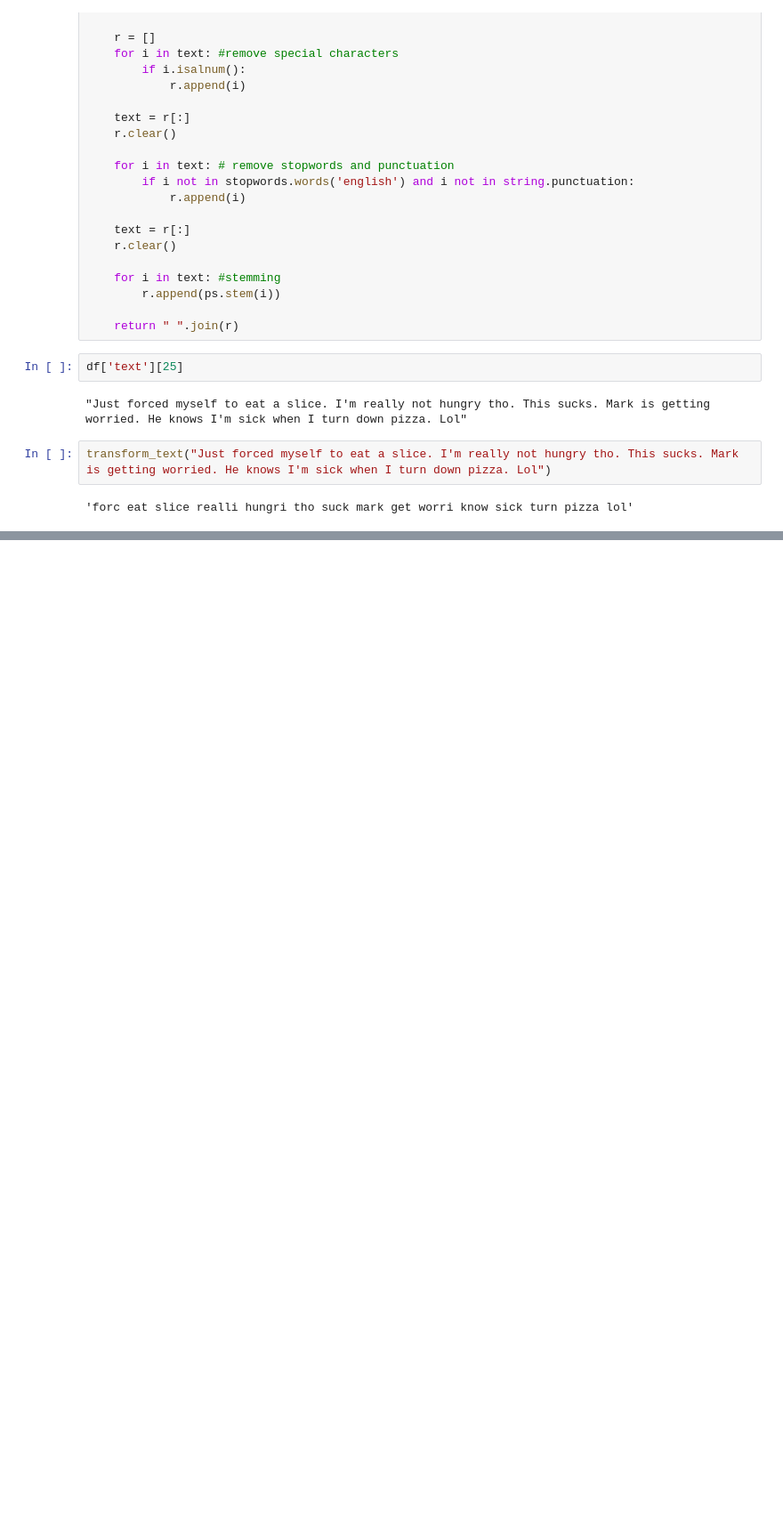
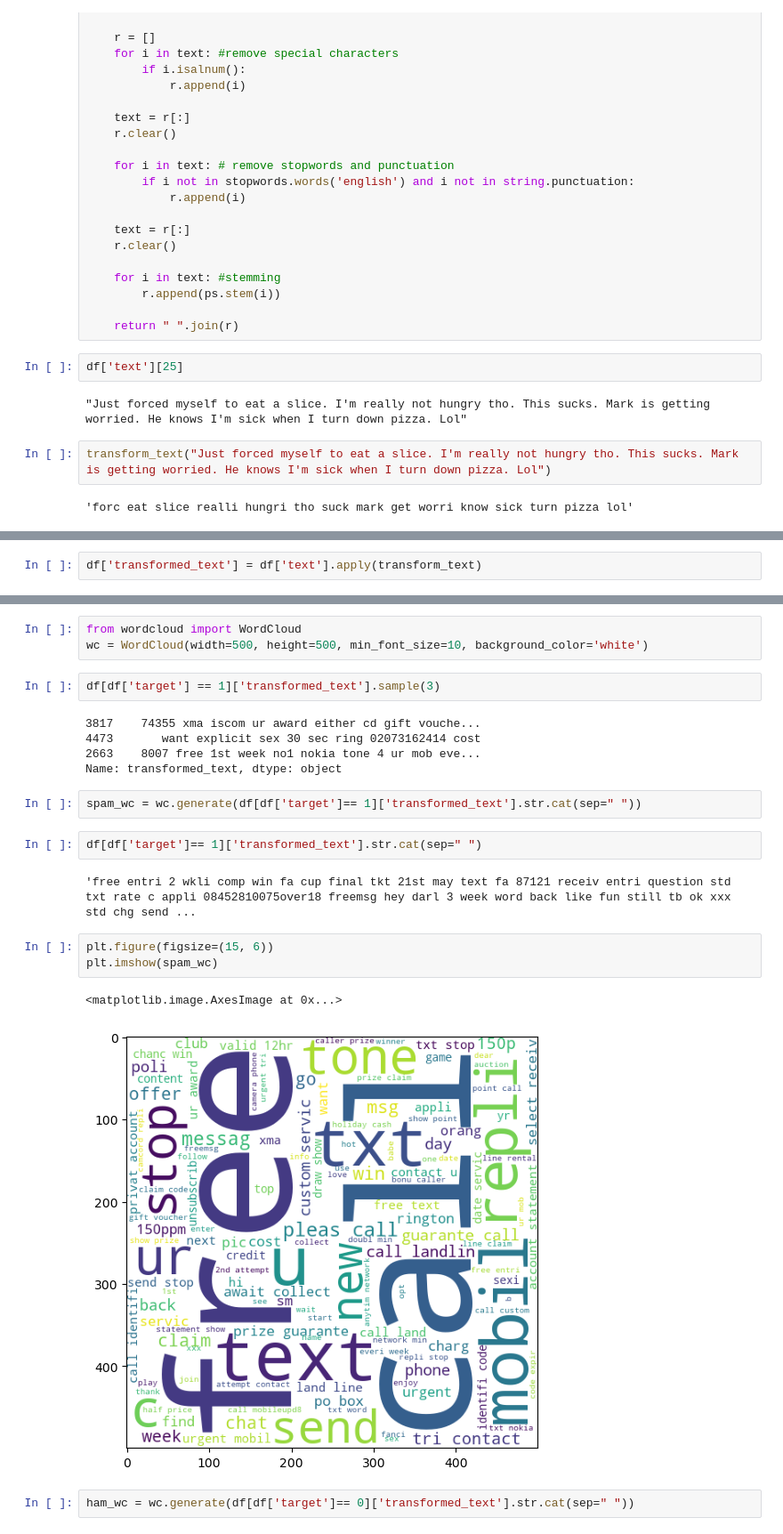
Before and after one commit to Niraj7272/DataScience, a Jupyter notebook: Practice/NLP/Spam_Classification(NLP + ML)/SpamClassification.ipynb, the cells around one changed output, grey strips where cells are left out. Shown at 89% size. Drawn from its saved outputs; the diff is of its cells as text; blank space fills up the shorter version.

```diff
--- a/Practice/NLP/Spam_Classification(NLP + ML)/SpamClassification.ipynb
+++ b/Practice/NLP/Spam_Classification(NLP + ML)/SpamClassification.ipynb
@@ -493,0 +503,2 @@ transform_text("Just forced myself to eat a slice. I'm really not hungry tho. Th
+# %%
+df['transformed_text'] = df['text'].apply(transform_text)
@@ -493,0 +535,24 @@ transform_text("Just forced myself to eat a slice. I'm really not hungry tho. Th
+# %%
+from wordcloud import WordCloud
+wc = WordCloud(width=500, height=500, min_font_size=10, background_color='white')
+# %%
+df[df['target'] == 1]['transformed_text'].sample(3)
+# %% [output]
+3817    74355 xma iscom ur award either cd gift vouche...
+4473       want explicit sex 30 sec ring 02073162414 cost
+2663    8007 free 1st week no1 nokia tone 4 ur mob eve...
+Name: transformed_text, dtype: object
+# %%
+spam_wc = wc.generate(df[df['target']== 1]['transformed_text'].str.cat(sep=" "))
+# %%
+df[df['target']== 1]['transformed_text'].str.cat(sep=" ")
+# %% [output]
+'free entri 2 wkli comp win fa cup final tkt 21st may text fa 87121 receiv entri question std txt rate c appli 08452810075over18 freemsg hey darl 3 week word back like fun still tb ok xxx std chg send ...
+# %%
+plt.figure(figsize=(15, 6))
+plt.imshow(spam_wc)
+# %% [output]
+<matplotlib.image.AxesImage at 0x...>
+[figure, added]
+# %%
+ham_wc = wc.generate(df[df['target']== 0]['transformed_text'].str.cat(sep=" "))
```
Also changed, not shown: parts of 24 cells of this notebook.
